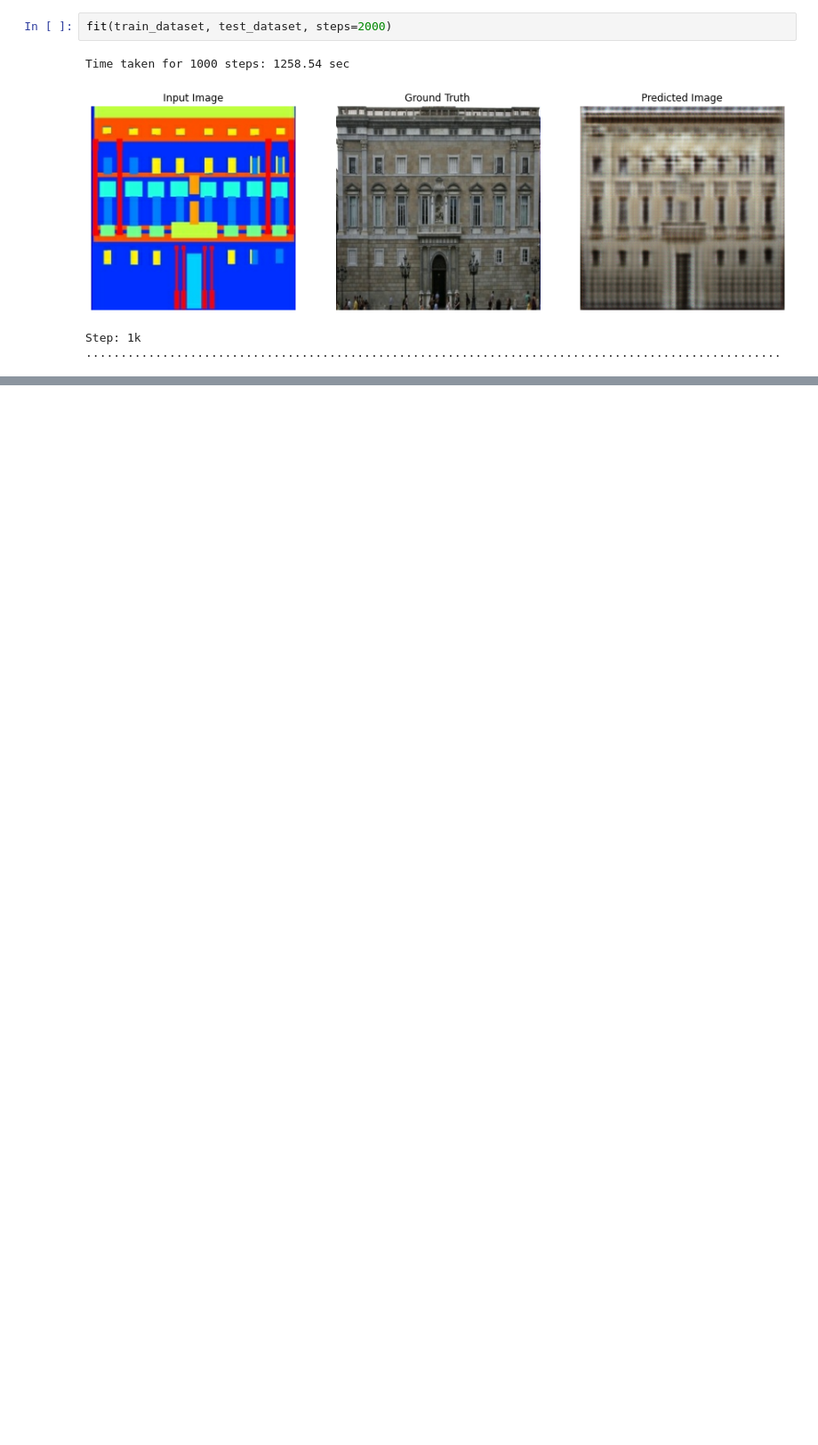
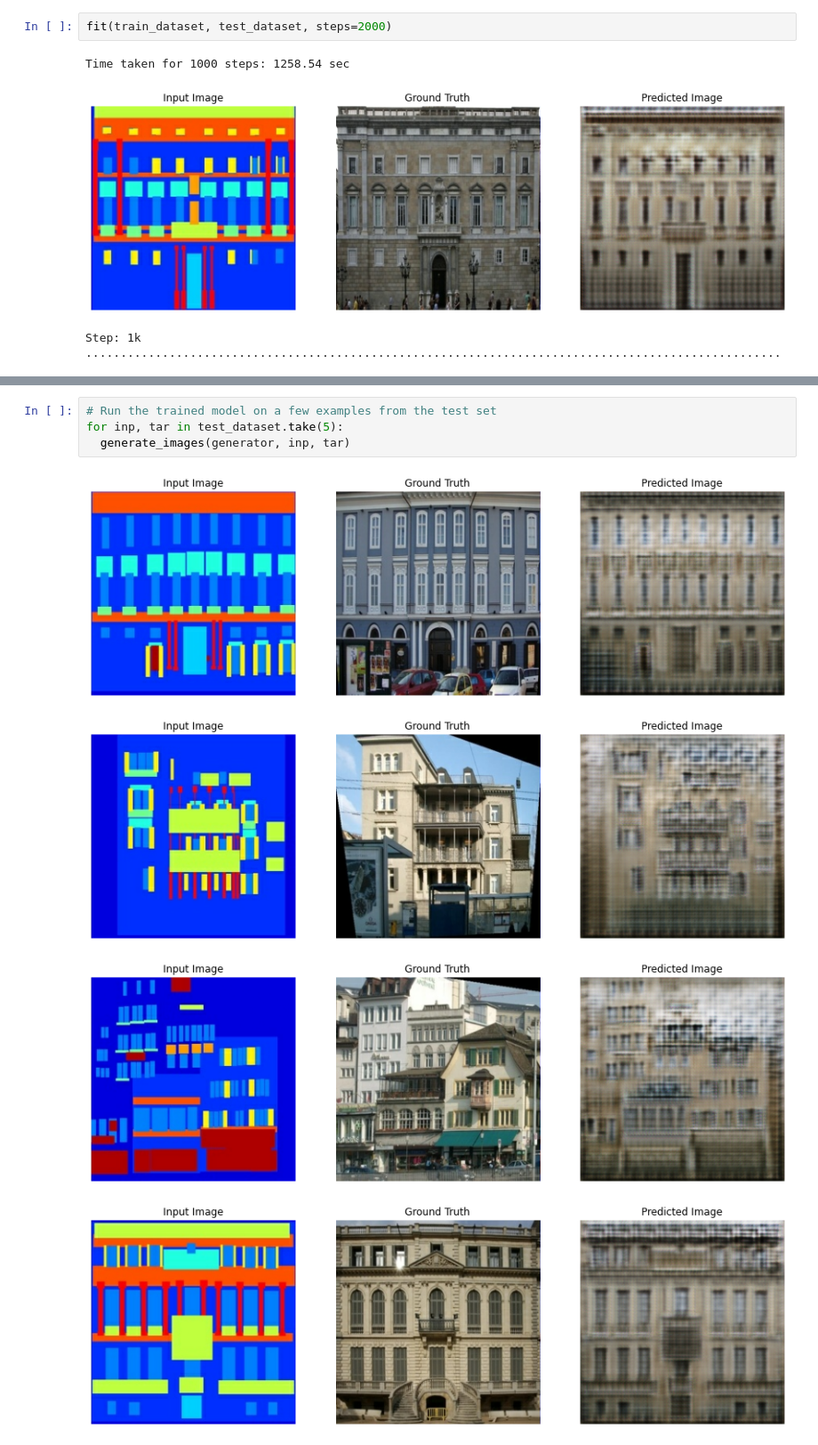
Before and after one commit to Utsavd7/pix2pix-GANs, a Jupyter notebook: Image-to-image-translation-GANs.ipynb, the cells around one changed output, grey strips where cells are left out. Shown at 89% size. Drawn from its saved outputs; the diff is of its cells as text; blank space fills up the shorter version.

```diff
--- a/Image-to-image-translation-GANs.ipynb
+++ b/Image-to-image-translation-GANs.ipynb
@@ -427,0 +433,9 @@ Step: 1k
+# %%
+# Run the trained model on a few examples from the test set
+for inp, tar in test_dataset.take(5):
+  generate_images(generator, inp, tar)
+# %% [output]
+[figure, added]
+[figure, added]
+[figure, added]
+[figure, added]
```
Also changed, not shown: parts of 2 cells of this notebook.
